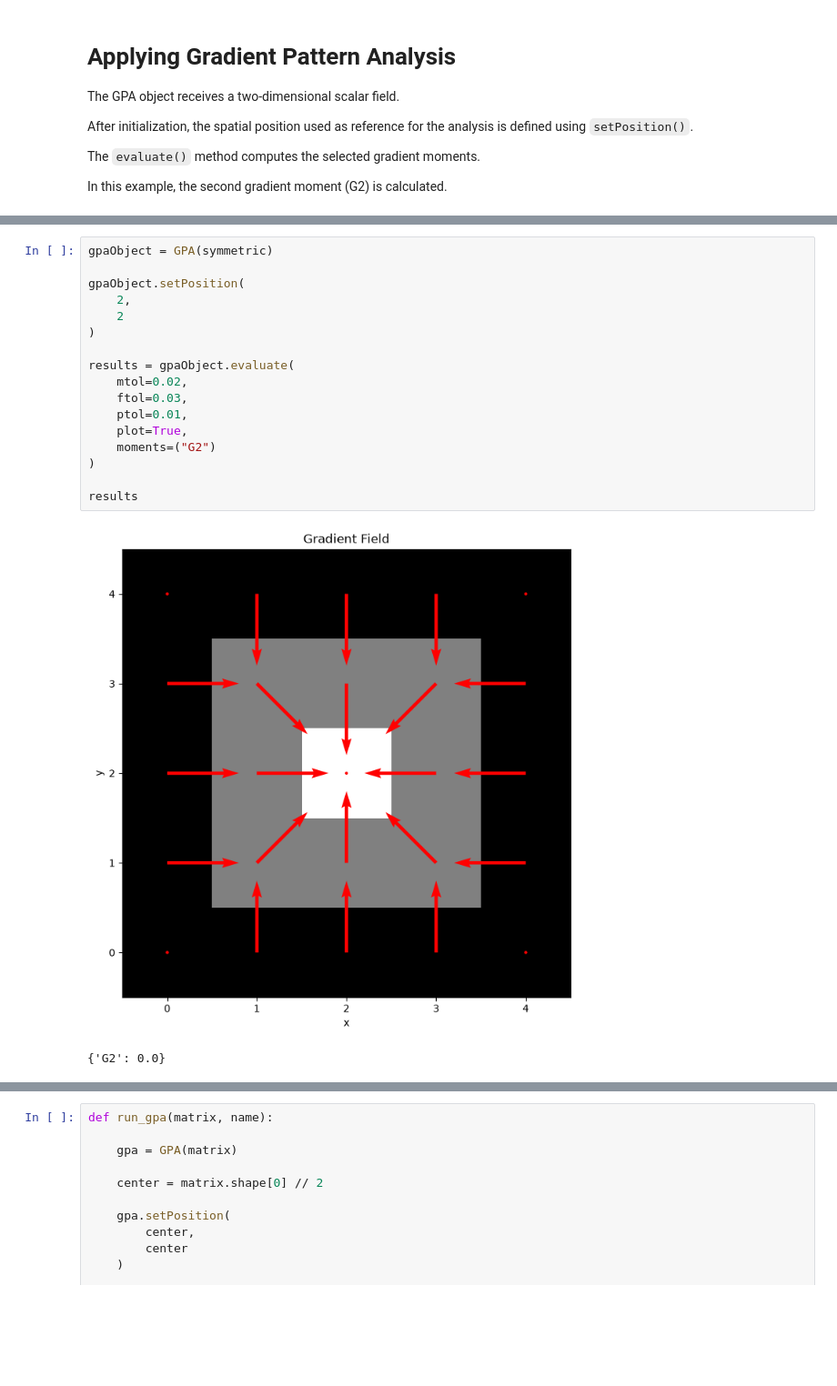
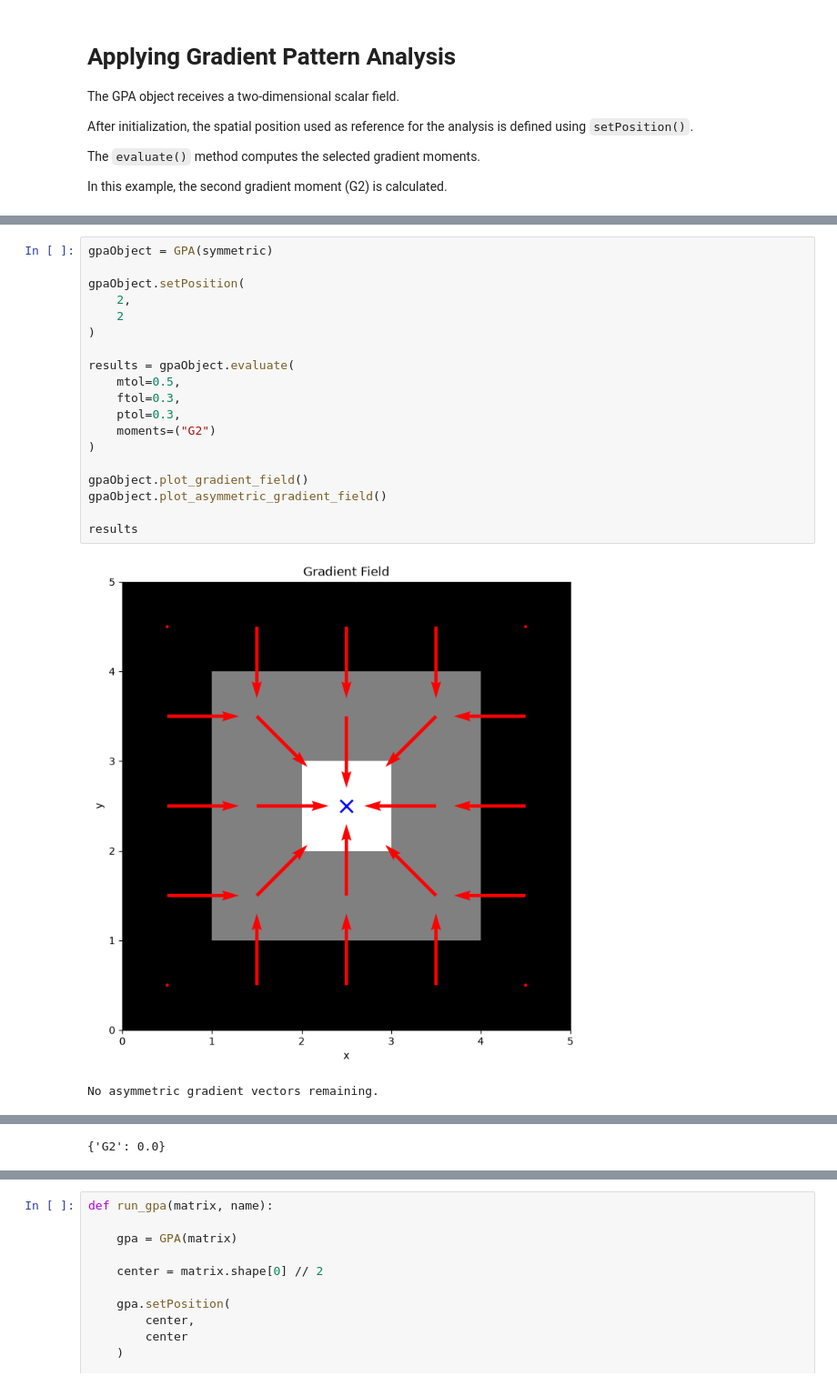
Before and after one commit to Desduh/gpa, a Jupyter notebook: experiments/gpa_basic_usage.ipynb, the cells around one changed output, grey strips where cells are left out. Shown at 91% size. Drawn from its saved outputs; the diff is of its cells as text; blank space fills up the shorter version.

Commit message:
Refactor asymmetric gradient removal and plotting logic

```diff
--- a/experiments/gpa_basic_usage.ipynb
+++ b/experiments/gpa_basic_usage.ipynb
@@ -215,20 +224,22 @@ results
 # %%
 gpaObject = GPA(symmetric)
 
 gpaObject.setPosition(
     2,
     2
 )
 
 results = gpaObject.evaluate(
-    mtol=0.02,
-    ftol=0.03,
-    ptol=0.01,
-    plot=True,
+    mtol=0.5,
+    ftol=0.3,
+    ptol=0.3,
     moments=("G2")
 )
 
+gpaObject.plot_gradient_field()
+gpaObject.plot_asymmetric_gradient_field()
+
 results
 # %% [output]
-[figure, old version]
+[figure, new version]
-{'G2': 0.0}
+No asymmetric gradient vectors remaining.
@@ -234,0 +247 @@ results
+{'G2': 0.0}
```
Also changed, not shown: parts of 10 cells of this notebook, 1 other file.
